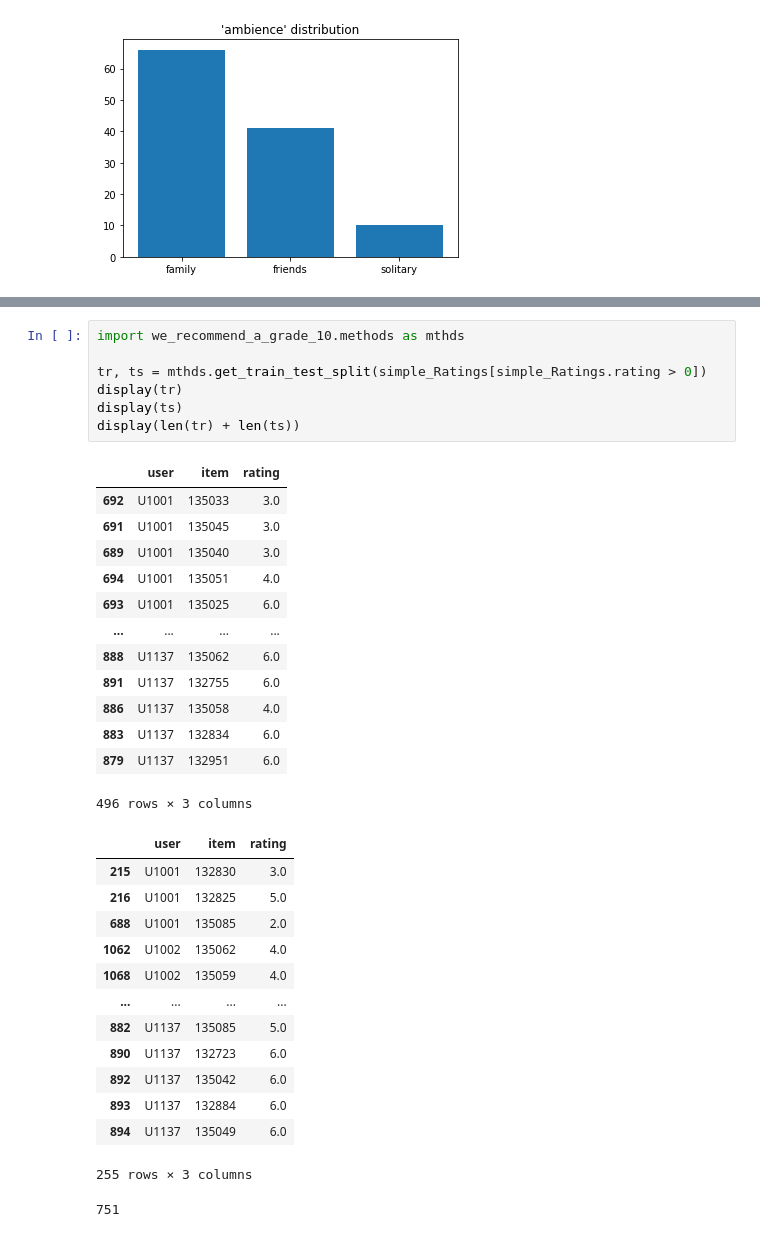
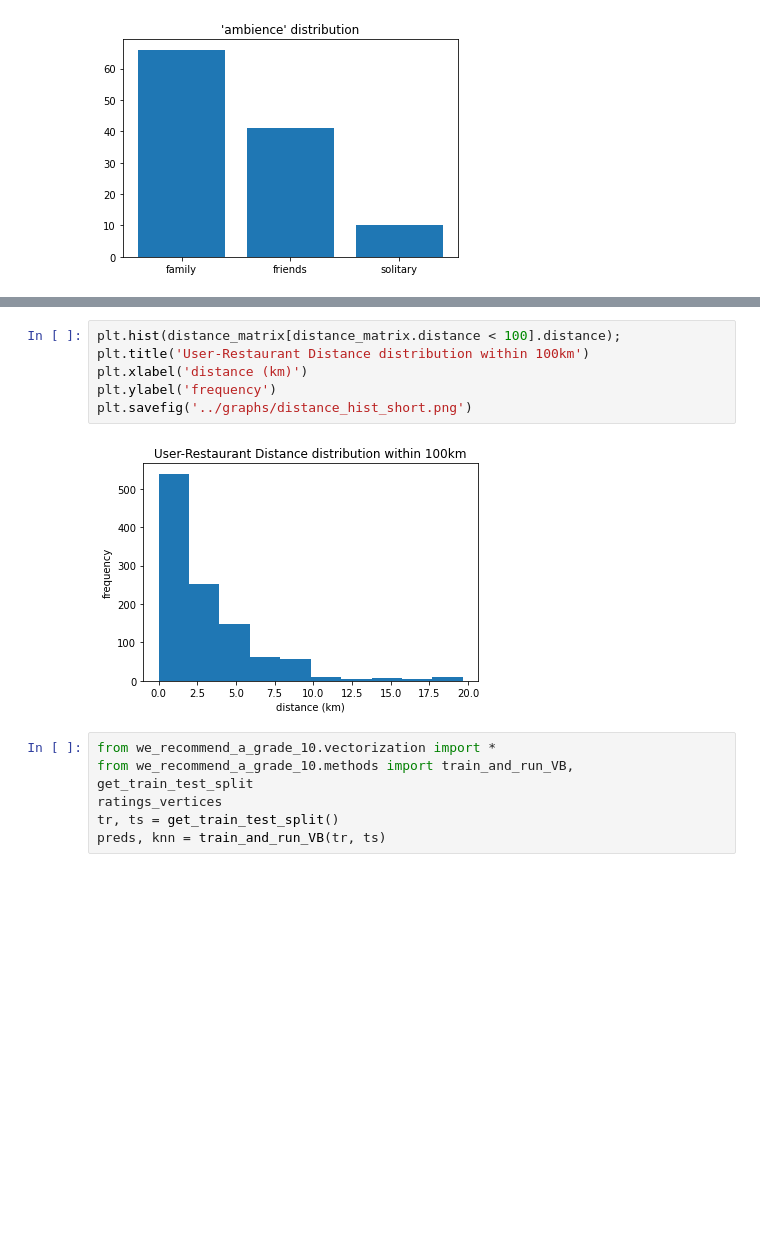
Before and after one commit to HusamAQ/RecSys_weRecommenaGrade10, a Jupyter notebook: notebooks/vector_based_recommendation.ipynb, the cells around one changed output, grey strips where cells are left out. Cells and saved outputs as stored; diff of their text form; blank space fills up the shorter version.

```diff
--- a/notebooks/vector_based_recommendation.ipynb
+++ b/notebooks/vector_based_recommendation.ipynb
@@ -96,35 +67,14 @@ distance_matrix
-# %%
-import we_recommend_a_grade_10.methods as mthds
-
-tr, ts = mthds.get_train_test_split(simple_Ratings[simple_Ratings.rating > 0])
-display(tr)
-display(ts)
-display(len(tr) + len(ts))
-# %% [output]
-|  | user | item | rating |
-| 692 | U1001 | 135033 | 3.0 |
-| 691 | U1001 | 135045 | 3.0 |
-| 689 | U1001 | 135040 | 3.0 |
-| 694 | U1001 | 135051 | 4.0 |
-| 693 | U1001 | 135025 | 6.0 |
-| ... | ... | ... | ... |
-| 888 | U1137 | 135062 | 6.0 |
-| 891 | U1137 | 132755 | 6.0 |
-| 886 | U1137 | 135058 | 4.0 |
-| 883 | U1137 | 132834 | 6.0 |
-| 879 | U1137 | 132951 | 6.0 |
-496 rows × 3 columns
-|  | user | item | rating |
-| 215 | U1001 | 132830 | 3.0 |
-| 216 | U1001 | 132825 | 5.0 |
-| 688 | U1001 | 135085 | 2.0 |
-| 1062 | U1002 | 135062 | 4.0 |
-| 1068 | U1002 | 135059 | 4.0 |
-| ... | ... | ... | ... |
-| 882 | U1137 | 135085 | 5.0 |
-| 890 | U1137 | 132723 | 6.0 |
-| 892 | U1137 | 135042 | 6.0 |
-| 893 | U1137 | 132884 | 6.0 |
-| 894 | U1137 | 135049 | 6.0 |
-255 rows × 3 columns
-751
+# %%
+plt.hist(distance_matrix[distance_matrix.distance < 100].distance);
+plt.title('User-Restaurant Distance distribution within 100km')
+plt.xlabel('distance (km)')
+plt.ylabel('frequency')
+plt.savefig('../graphs/distance_hist_short.png')
+# %% [output]
+[figure, added]
+# %%
+from we_recommend_a_grade_10.vectorization import *
+from we_recommend_a_grade_10.methods import train_and_run_VB, get_train_test_split
+ratings_vertices
+tr, ts = get_train_test_split()
+preds, knn = train_and_run_VB(tr, ts)
```
Also changed, not shown: parts of 4 cells of this notebook, 5 other files.
